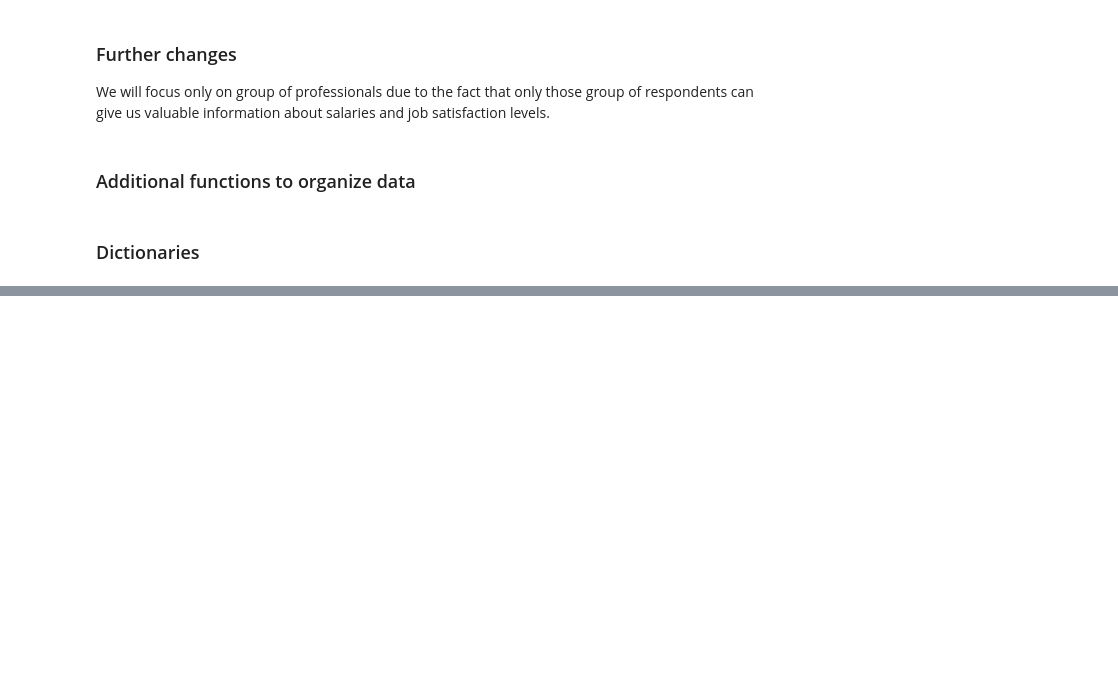
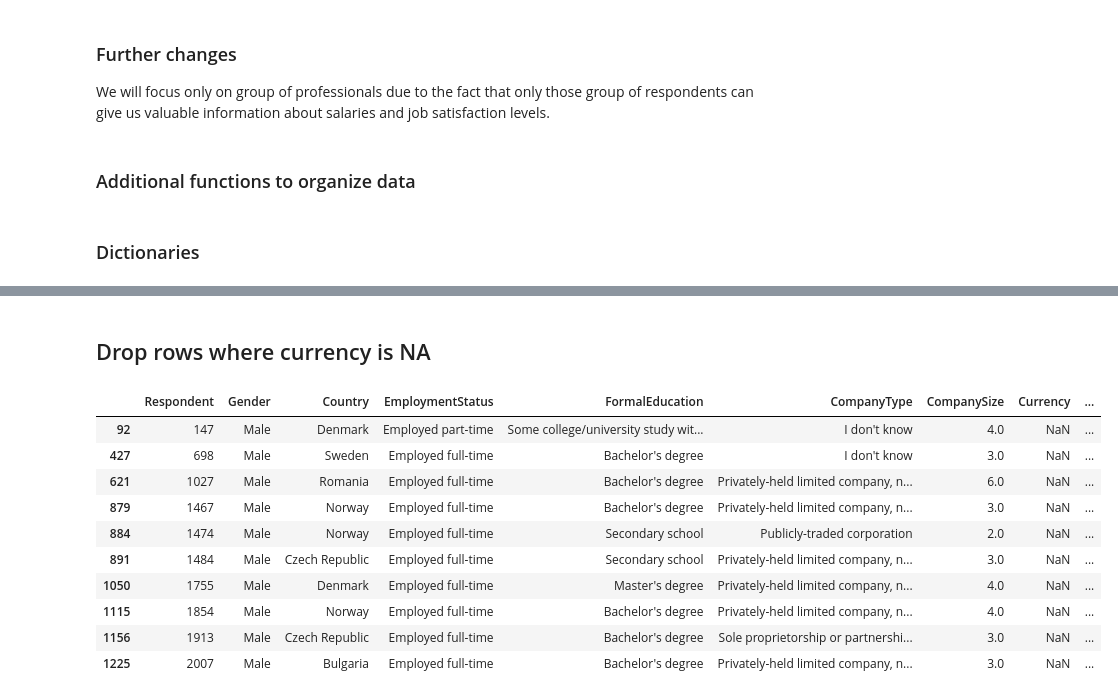
Before and after one commit to codemaster004/DataMiningStackOverflow, a Jupyter notebook: notebooks/data_cleaning.ipynb, the cells around one changed output, grey strips where cells are left out. Cells and saved outputs as stored; diff of their text form; code cells hidden in the pictures; blank space fills up the shorter version.

```diff
--- a/notebooks/data_cleaning.ipynb
+++ b/notebooks/data_cleaning.ipynb
@@ -180,0 +183,18 @@ df_professionals.head(10)
+# %% [markdown]
+## Drop rows where currency is NA
+# %%
+# Find rows where SalaryUSD is missing
+empty_salary = df_professionals[df_professionals["SalaryUSD"].isna()]
+empty_salary.head(10)
+# %% [output]
+|  | Respondent | Gender | Country | EmploymentStatus | FormalEducation | CompanyType | CompanySize | Currency | ... |
+| 92 | 147 | Male | Denmark | Employed part-time | Some college/university study wit... | I don't know | 4.0 | NaN | ... |
+| 427 | 698 | Male | Sweden | Employed full-time | Bachelor's degree | I don't know | 3.0 | NaN | ... |
+| 621 | 1027 | Male | Romania | Employed full-time | Bachelor's degree | Privately-held limited company, n... | 6.0 | NaN | ... |
+| 879 | 1467 | Male | Norway | Employed full-time | Bachelor's degree | Privately-held limited company, n... | 3.0 | NaN | ... |
+| 884 | 1474 | Male | Norway | Employed full-time | Secondary school | Publicly-traded corporation | 2.0 | NaN | ... |
+| 891 | 1484 | Male | Czech Republic | Employed full-time | Secondary school | Privately-held limited company, n... | 3.0 | NaN | ... |
+| 1050 | 1755 | Male | Denmark | Employed full-time | Master's degree | Privately-held limited company, n... | 4.0 | NaN | ... |
+| 1115 | 1854 | Male | Norway | Employed full-time | Bachelor's degree | Privately-held limited company, n... | 4.0 | NaN | ... |
+| 1156 | 1913 | Male | Czech Republic | Employed full-time | Bachelor's degree | Sole proprietorship or partnershi... | 3.0 | NaN | ... |
+| 1225 | 2007 | Male | Bulgaria | Employed full-time | Bachelor's degree | Privately-held limited company, n... | 3.0 | NaN | ... |
```
Also changed, not shown: parts of 13 cells of this notebook.
